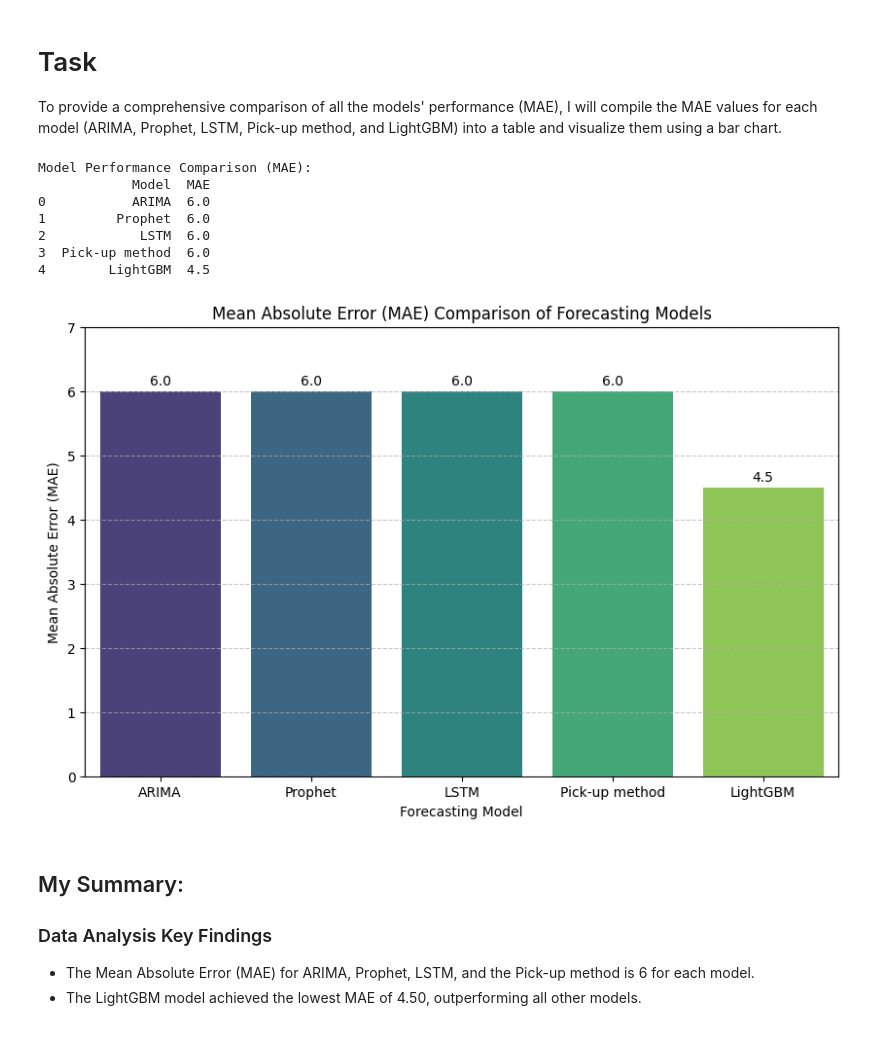
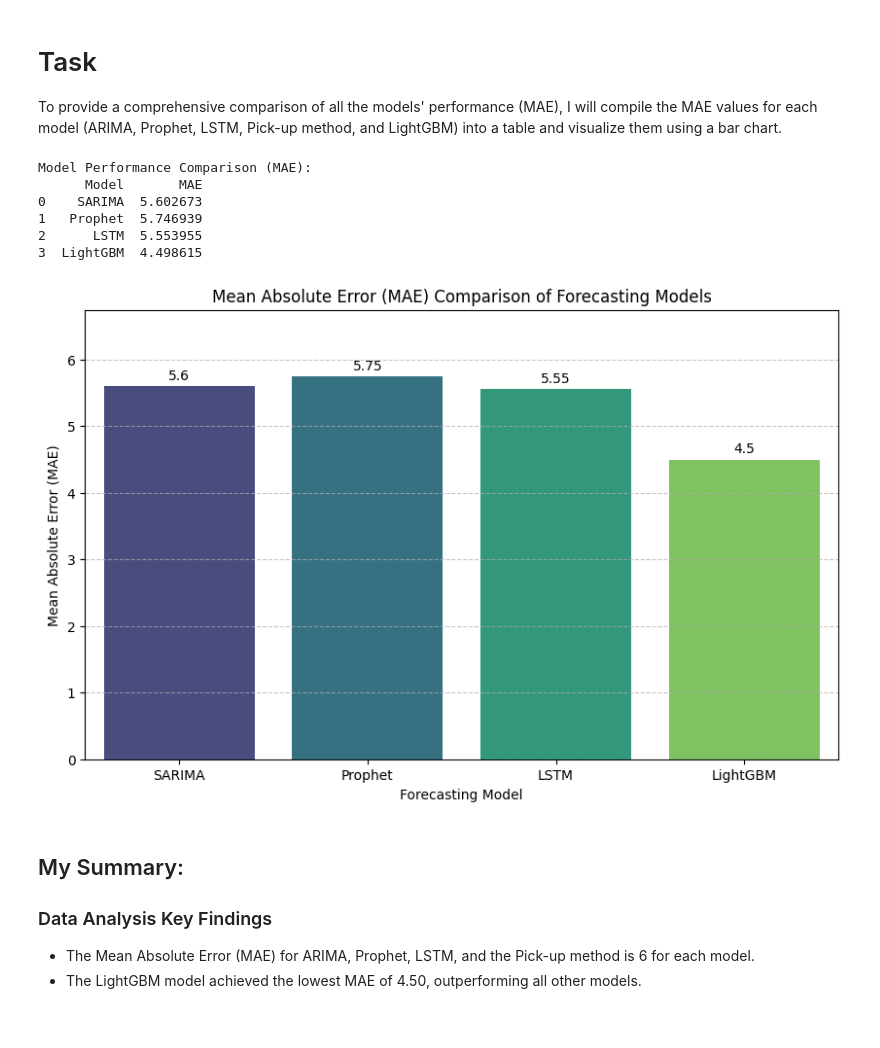
Before and after one commit to philipoladimeji/ITNPBD4-Portfolio, a Jupyter notebook: Time_Series_Analysis.ipynb, the cells around one changed output. Drawn from its saved outputs; the diff is of its cells as text; code cells hidden in the pictures.

```diff
--- a/Time_Series_Analysis.ipynb
+++ b/Time_Series_Analysis.ipynb
@@ -692,8 +588,8 @@ Text(0, 0.5, 'Bookings')
 #bookings. It gives a number to evaluate forecast accuracy lower MAE shows the Prophet model is closer
 
 from sklearn.metrics import mean_absolute_error
-print('Time Series: {:.0f}'.format(mean_absolute_error\
-(forecast_df[['Prophet_Forecast']], forecast_df[['y']])))
+prophet_mae = mean_absolute_error(forecast_df[['Prophet_Forecast']], forecast_df[['y']])
+print('Time Series: {:.0f}'.format(prophet_mae))
 # %% [output]
 Time Series: 6
 # %% [markdown]
@@ -883,7 +761,7 @@ Index(['y', 'LSTM_forecast'], dtype='object')
 # %%
 #This program get the average absolute error of the LSTM predictions against the real booking
 from sklearn.metrics import mean_absolute_error
-print('Time Series: {:.0f}'.format(mean_absolute_error\
-(test_df_LSTM2[['LSTM_forecast']], test_df_LSTM2[['y']])))
+lstm_mae = mean_absolute_error(test_df_LSTM2[['LSTM_forecast']], test_df_LSTM2[['y']])
+print('Time Series: {:.0f}'.format(lstm_mae))
 # %% [output]
 Time Series: 6
@@ -1119,43 +1098,41 @@ To provide a comprehensive comparison of all the models' performance (MAE), I wi
 # %%
 import pandas as pd
 import matplotlib.pyplot as plt
 import seaborn as sns
 
 # Collect MAE values from the notebook
 model_maes = {
-    'ARIMA': 6,
-    'Prophet': 6,
-    'LSTM': 6,
-    'Pick-up method': 6,
-    'LightGBM': 4.50
+    'SARIMA': best_model['MAE'],
+    'Prophet': prophet_mae,
+    'LSTM': lstm_mae,
+    'LightGBM': lgbm_mae
 }
 
 # Create a DataFrame for comparison
 mae_df = pd.DataFrame(list(model_maes.items()), columns=['Model', 'MAE'])
 
 print("Model Performance Comparison (MAE):")
 print(mae_df)
 
 # Visualize the comparison
 plt.figure(figsize=(10, 6))
 sns.barplot(x='Model', y='MAE', data=mae_df, palette='viridis')
 plt.title('Mean Absolute Error (MAE) Comparison of Forecasting Models')
 plt.xlabel('Forecasting Model')
 plt.ylabel('Mean Absolute Error (MAE)')
 plt.ylim(0, mae_df['MAE'].max() + 1) # Set y-axis limit for better visualization
 for index, row in mae_df.iterrows():
     plt.text(row.name, row.MAE + 0.1, round(row.MAE, 2), color='black', ha="center")
 plt.grid(axis='y', linestyle='--', alpha=0.7)
 plt.show()
 # %% [output]
 Model Performance Comparison (MAE):
-            Model  MAE
-0           ARIMA  6.0
-1         Prophet  6.0
-2            LSTM  6.0
-3  Pick-up method  6.0
-4        LightGBM  4.5
+      Model       MAE
+0    SARIMA  5.602673
+1   Prophet  5.746939
+2      LSTM  5.553955
+3  LightGBM  4.498615
-[figure, old version]
+[figure, new version]
 # %% [markdown]
 ## My Summary:
 
```
Also changed, not shown: parts of 22 cells of this notebook.
